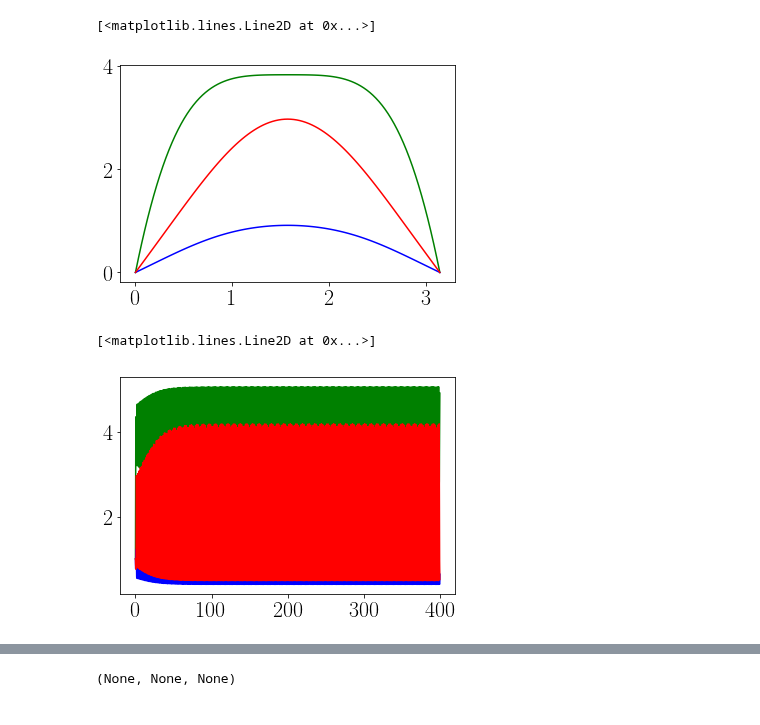
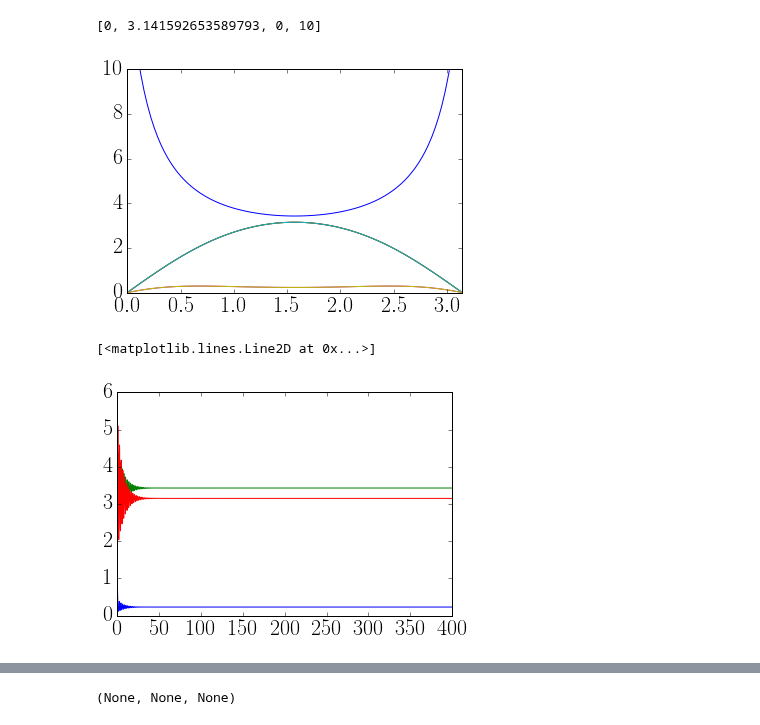
Before and after one commit to reand705/IGP, a Jupyter notebook: Method_Of_LinesIGP.ipynb, the cells around one changed output, grey strips where cells are left out. Drawn from its saved outputs; the diff is of its cells as text; code cells hidden in the pictures.

```diff
--- a/Method_Of_LinesIGP.ipynb
+++ b/Method_Of_LinesIGP.ipynb
@@ -252,37 +252,40 @@ R = np.transpose(sol[:,0:M])
 C1 = np.transpose(sol[:,M:2*(M)])
 C2 = np.transpose(sol[:,2*(M):])
 x = np.linspace(0,np.pi,M)
-plt.plot(x,R[0:M,-10],color = 'green')
-plt.plot(x,C1[0:M,-10], color = 'blue')
-plt.plot(x,C2[0:M,-10],color = 'red')
-#plt.axis([0,np.pi,0,10])
+plt.plot(x,R[0:M,-10])
+plt.plot(x,C2[0:M,-20])
+plt.plot(x,C2[0:M,-30])
+plt.plot(x,C2[0:M,-40])
+plt.plot(x,C1[0:M,-50])
+plt.plot(x,C1[0:M,-60])
+plt.axis([0,np.pi,0,10])
 # %% [output]
-[<matplotlib.lines.Line2D at 0x...>]
+[0, 3.141592653589793, 0, 10]
-[figure, old version]
+[figure, new version]
 # %%
 #centro do patch no tempo (ver se a população está constante mesmo,por exemplo)
 DR = 1.0
 D1 = 1.0
 D2 = 5.0
 l = 0.5 + 30*0.0125
 alpha = 1.0
 beta = 8
 gamma = 0.5
 phi = 1.0
 mu = 15
 
-sol = np.load('Method_Of_LinesIGP_l = %.3f,DR=%.3f,D1=%.3f,D2=%.3f,mu=%.3f,gamma=%.3f,beta =%.3f.npy'
-        % (l,DR,D1,D2,mu,gamma,beta))
+#sol = np.load('Method_Of_LinesIGP_l = %.3f,DR=%.3f,D1=%.3f,D2=%.3f,mu=%.3f,gamma=%.3f,beta =%.3f.npy'
+        #% (l,DR,D1,D2,mu,gamma,beta))
 
 R = np.transpose(sol[:,0:M])
 C1 = np.transpose(sol[:,M:2*M])
 C2 = np.transpose(sol[:,2*M:])
 plt.plot(t[:],R[M/2,:],color = 'green')
 plt.plot(t[:],C1[M/2,:],color = 'blue')
 plt.plot(t[:],C2[M/2,:],color = 'red')
 # %% [output]
 [<matplotlib.lines.Line2D at 0x...>]
-[figure, old version]
+[figure, new version]
 # %%
 #Faça para vários dR, d1, d2, mu
 DR = [0]
```
Also changed, not shown: parts of 1 cell of this notebook, 1 other file.
